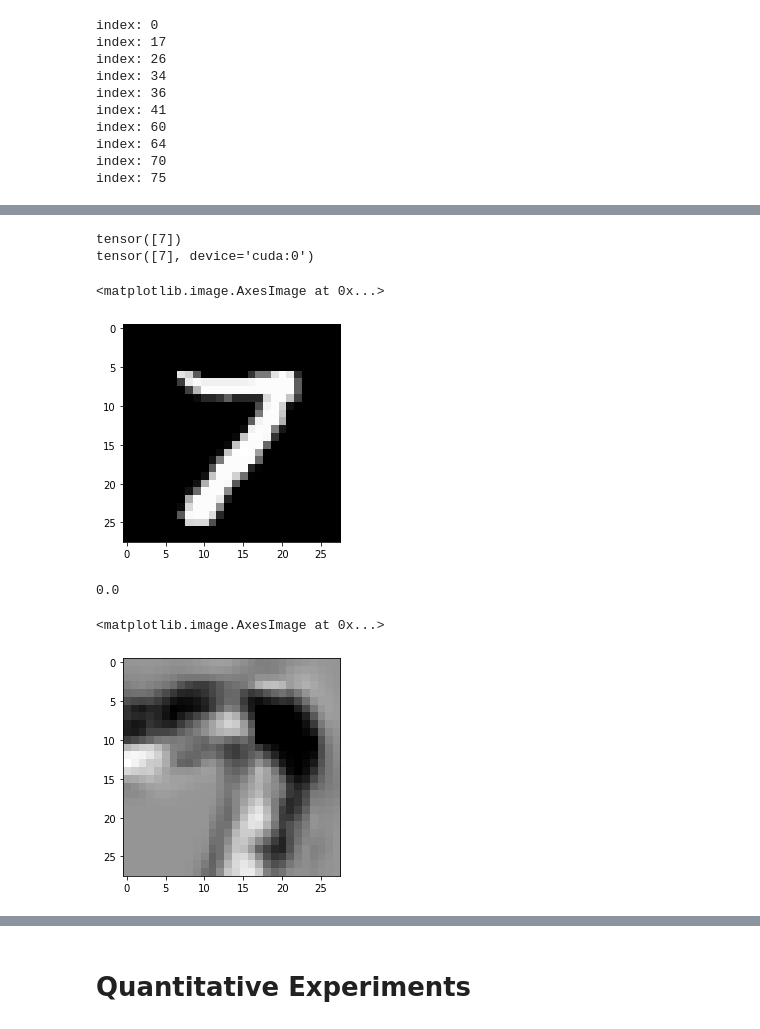
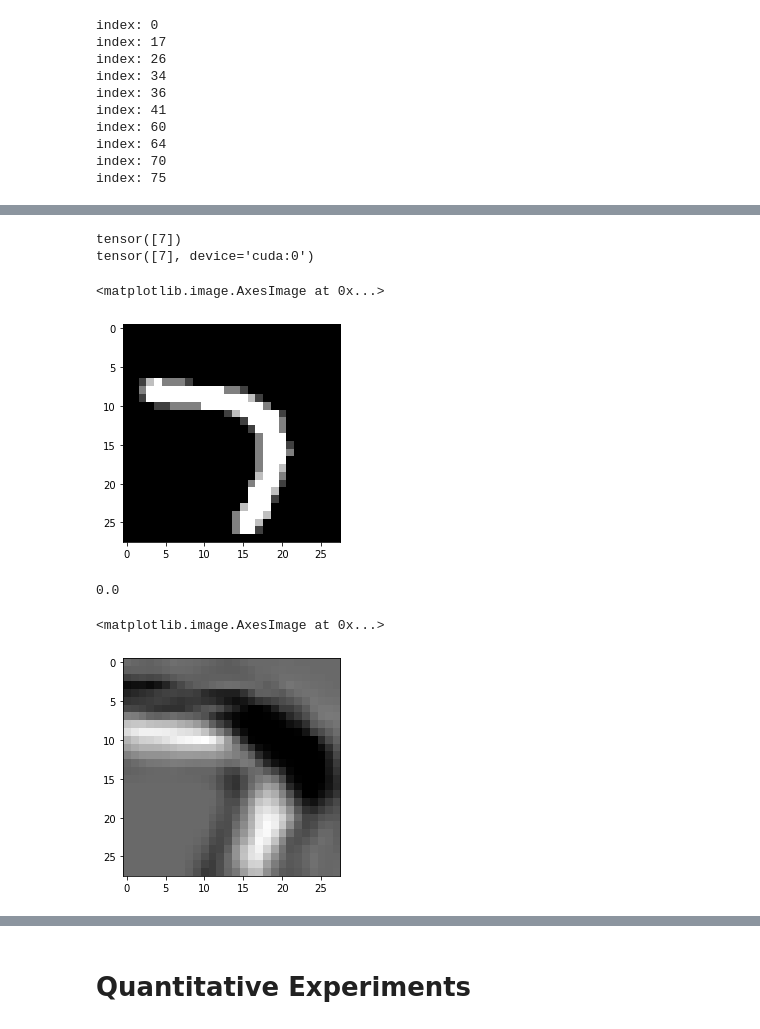
Before and after one commit to MazalBethany/CSE, a Jupyter notebook: mnist_training/explainability_testing_MNIST.ipynb, the cells around one changed output, grey strips where cells are left out. Drawn from its saved outputs; the diff is of its cells as text; code cells hidden in the pictures.

```diff
--- a/mnist_training/explainability_testing_MNIST.ipynb
+++ b/mnist_training/explainability_testing_MNIST.ipynb
@@ -560,22 +558,22 @@ tensor([[-4.5783,  1.2394, -0.2601, -1.5987, -2.2005, -0.0164, -3.4140,  0.5213,
 # %%
 torch.manual_seed(0)
 #images, labels = next(itertools.islice(testloader, 48, None))
-images, labels = next(itertools.islice(test_data, 34, None))
+images, labels = next(itertools.islice(test_data, 60, None))
 
 print(labels)
 outputs = model(images.to(device))
 _, predicted = outputs.max(1)
 print(predicted)
 pred_val = predicted.item()
 plt.imshow( images.detach().cpu().squeeze(), cmap='gray' )
 
 # Good sevens:index: 0, 17, 26, 34, 36, 41, 60, 64, 70, 75
 # Good outputs 17, 48,
 # %% [output]
 tensor([7])
 tensor([7], device='cuda:0')
 <matplotlib.image.AxesImage at 0x...>
-[figure, old version]
+[figure, new version]
 # %%
 input_tensor = images.to(device)
 targets = [ClassifierOutputTarget(7)]
@@ -588,4 +586,4 @@ plt.imshow(grayscale_cam, cmap='gray', vmin=0, vmax=1)
 # %% [output]
 0.0
 <matplotlib.image.AxesImage at 0x...>
-[figure, old version]
+[figure, new version]
```
Also changed, not shown: parts of 14 cells of this notebook, 3 other files.
